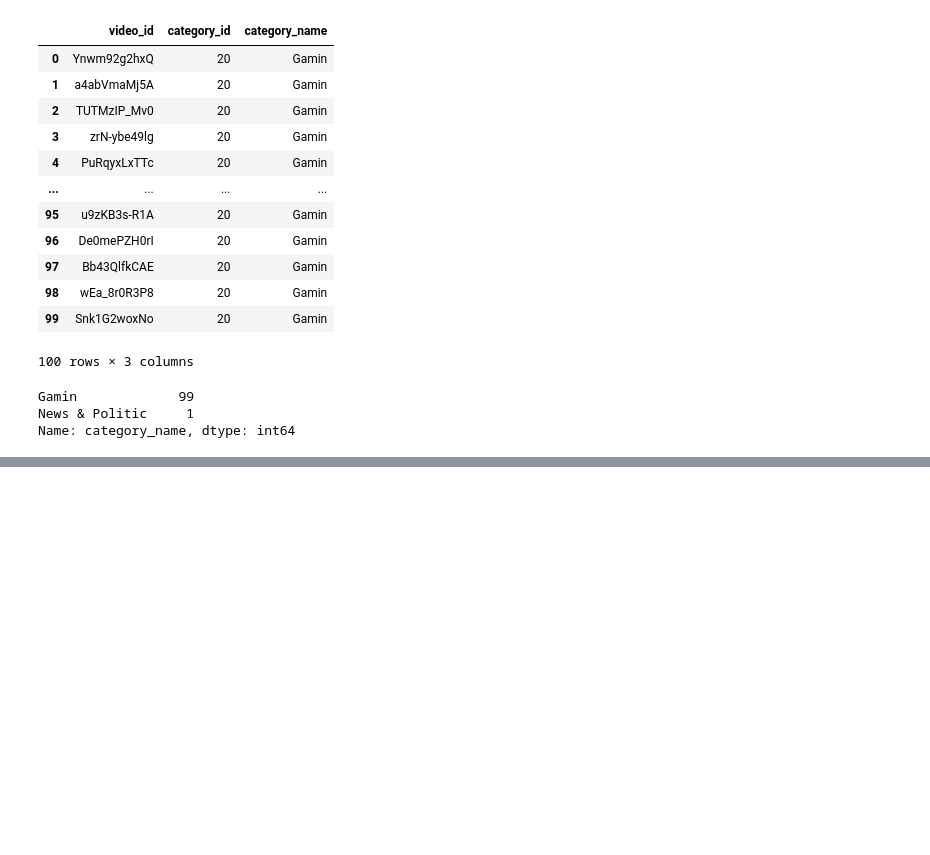
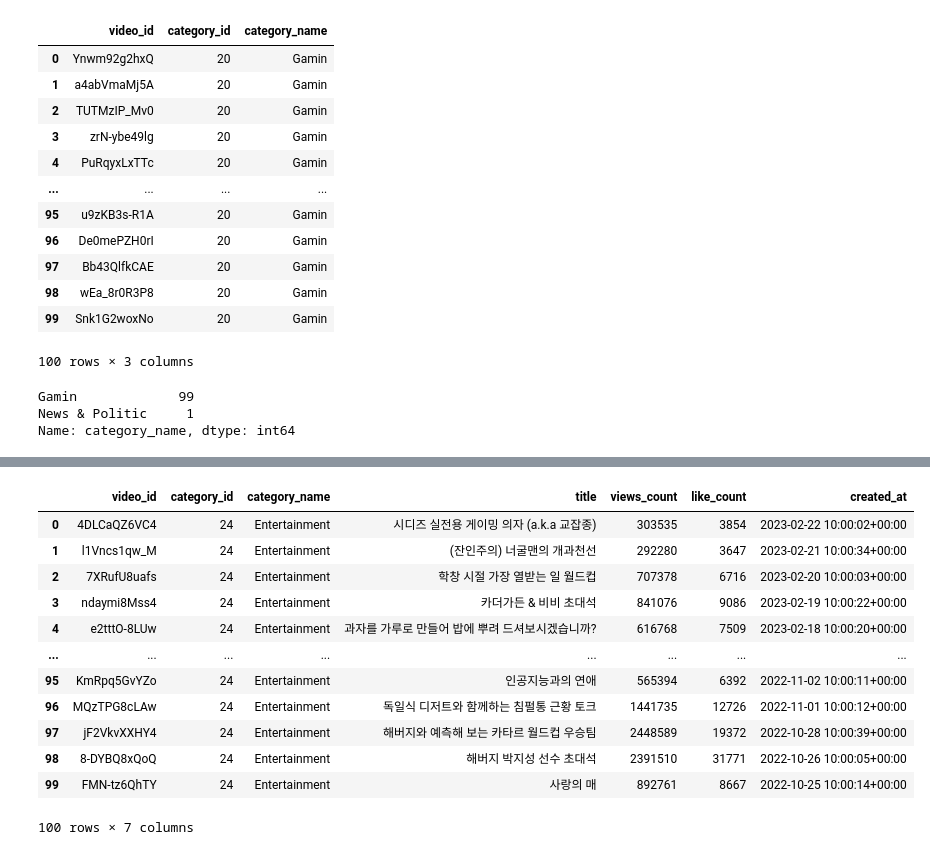
Before and after one commit to kimhyunso/coper-project, a Jupyter notebook: practice_analysis_dowon.ipynb, the cells around one changed output, grey strips where cells are left out. Cells and saved outputs as stored; diff of their text form; code cells hidden in the pictures; blank space fills up the shorter version.

```diff
--- a/practice_analysis_dowon.ipynb
+++ b/practice_analysis_dowon.ipynb
@@ -363,0 +586,16 @@ Name: category_name, dtype: int64
+# %%
+df_chim_video.sort_values(by='created_at', ascending=False)
+# %% [output]
+|  | video_id | category_id | category_name | title | views_count | like_count | created_at |
+| 0 | 4DLCaQZ6VC4 | 24 | Entertainment | 시디즈 실전용 게이밍 의자 (a.k.a 교잡종) | 303535 | 3854 | 2023-02-22 10:00:02+00:00 |
+| 1 | l1Vncs1qw_M | 24 | Entertainment | (잔인주의) 너굴맨의 개과천선 | 292280 | 3647 | 2023-02-21 10:00:34+00:00 |
+| 2 | 7XRufU8uafs | 24 | Entertainment | 학창 시절 가장 열받는 일 월드컵 | 707378 | 6716 | 2023-02-20 10:00:03+00:00 |
+| 3 | ndaymi8Mss4 | 24 | Entertainment | 카더가든 & 비비 초대석 | 841076 | 9086 | 2023-02-19 10:00:22+00:00 |
+| 4 | e2tttO-8LUw | 24 | Entertainment | 과자를 가루로 만들어 밥에 뿌려 드셔보시겠습니까? | 616768 | 7509 | 2023-02-18 10:00:20+00:00 |
+| ... | ... | ... | ... | ... | ... | ... | ... |
+| 95 | KmRpq5GvYZo | 24 | Entertainment | 인공지능과의 연애 | 565394 | 6392 | 2022-11-02 10:00:11+00:00 |
+| 96 | MQzTPG8cLAw | 24 | Entertainment | 독일식 디저트와 함께하는 침펄통 근황 토크 | 1441735 | 12726 | 2022-11-01 10:00:12+00:00 |
+| 97 | jF2VkvXXHY4 | 24 | Entertainment | 해버지와 예측해 보는 카타르 월드컵 우승팀 | 2448589 | 19372 | 2022-10-28 10:00:39+00:00 |
+| 98 | 8-DYBQ8xQoQ | 24 | Entertainment | 해버지 박지성 선수 초대석 | 2391510 | 31771 | 2022-10-26 10:00:05+00:00 |
+| 99 | FMN-tz6QhTY | 24 | Entertainment | 사랑의 매 | 892761 | 8667 | 2022-10-25 10:00:14+00:00 |
+100 rows × 7 columns
```
Also changed, not shown: parts of 26 cells of this notebook, 4 other files.
